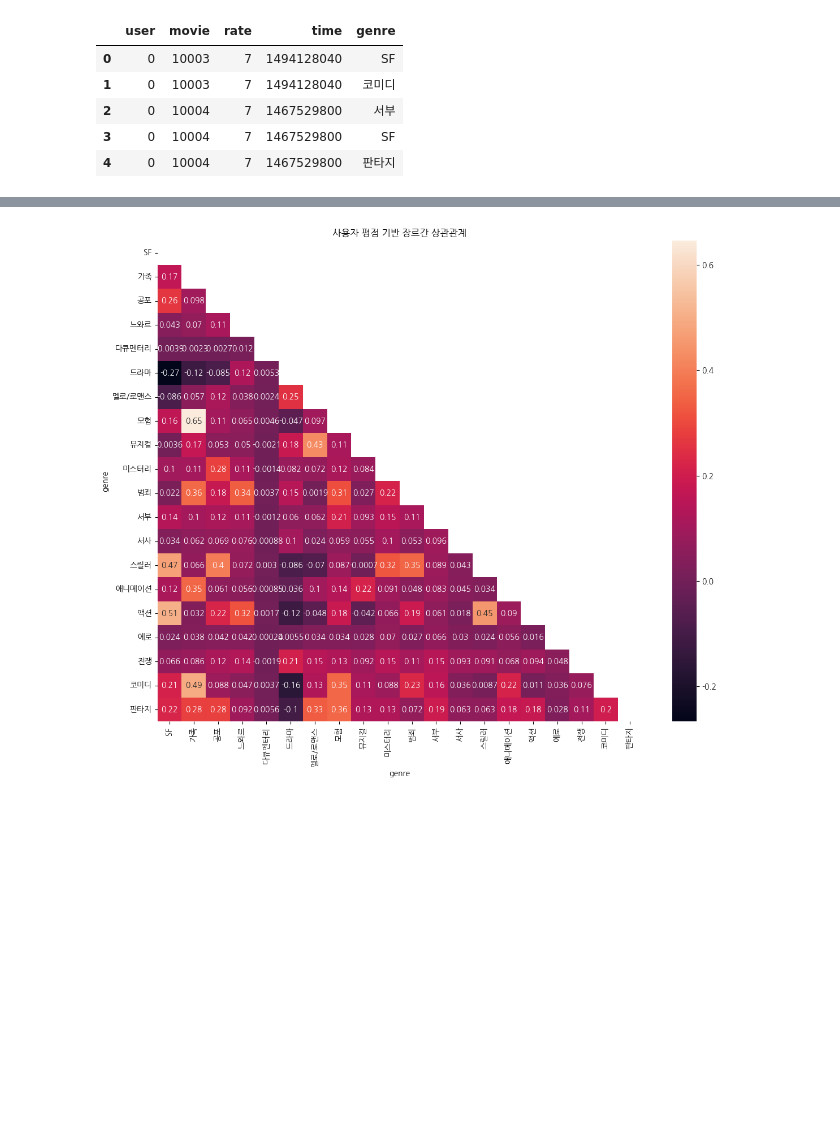
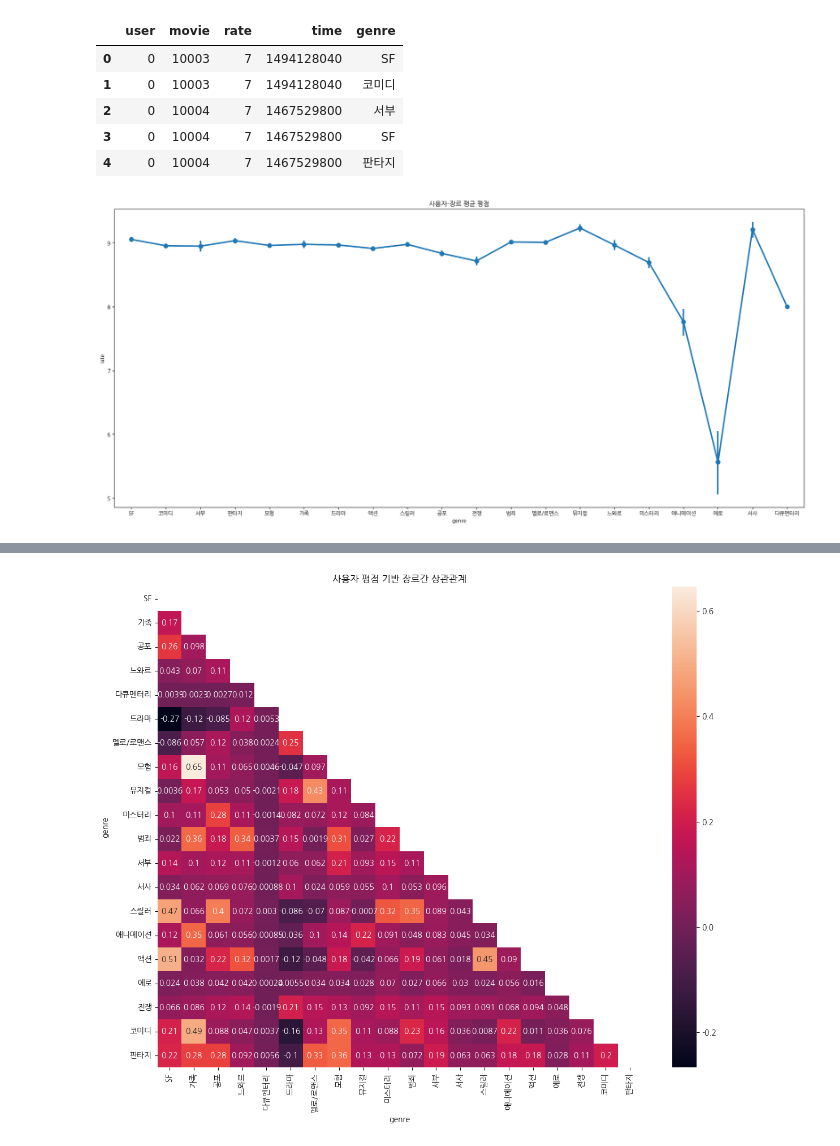
Before and after one commit to YeonSeong-Lee/codessey, a Jupyter notebook: prob02/pron0206.ipynb, the cells around one changed output, grey strips where cells are left out. Drawn from its saved outputs; the diff is of its cells as text; code cells hidden in the pictures; blank space fills up the shorter version.

```diff
--- a/prob02/pron0206.ipynb
+++ b/prob02/pron0206.ipynb
@@ -152,6 +160,13 @@ user_genre_ratings.head()
 | 2 | 0 | 10004 | 7 | 1467529800 | 서부 |
 | 3 | 0 | 10004 | 7 | 1467529800 | SF |
 | 4 | 0 | 10004 | 7 | 1467529800 | 판타지 |
+# %%
+plt.figure(figsize=(23, 10))
+plt.title('사용자-장르 평균 평점')
+sns.pointplot(x='genre', y='rate', data=user_genre_ratings)
+plt.show()
+# %% [output]
+[figure, added]
 # %%
 # 사용자-장르 평균 평점 매트릭스 생성,
 # THERE ARE MANY MISSING VALUES, so it's analysis is not valid
```
Also changed, not shown: parts of 4 cells of this notebook.
